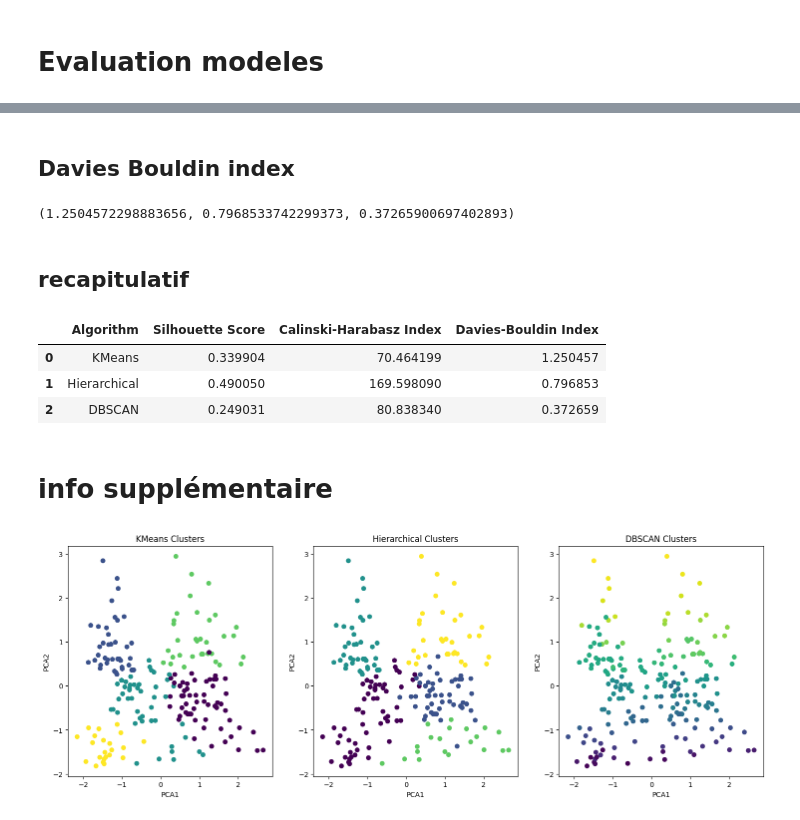
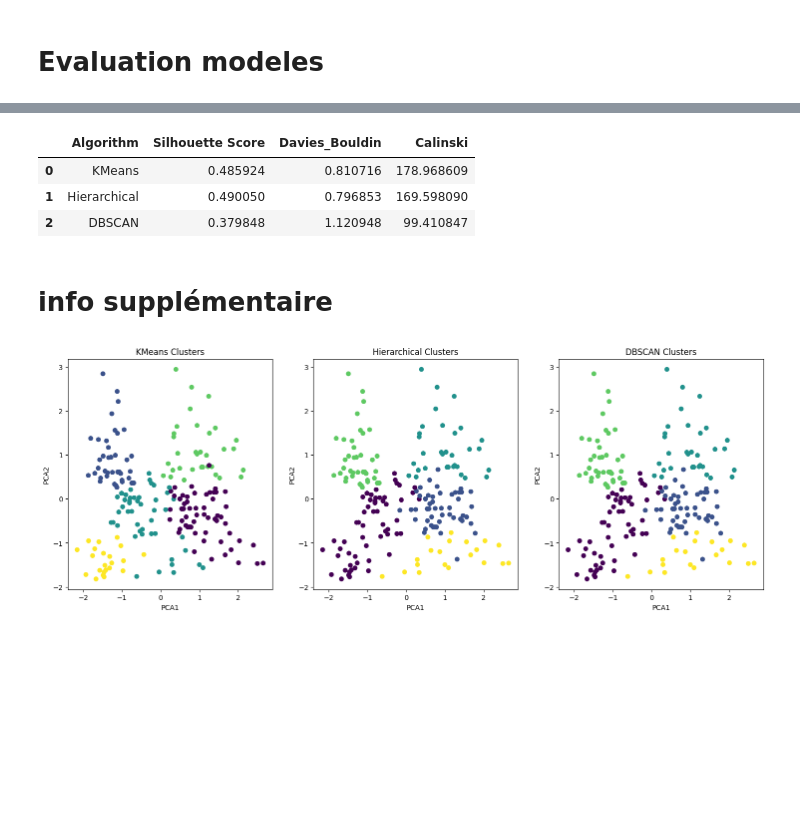
Before and after one commit to adibk/customer_analysis, a Jupyter notebook: shopping_mall/jupyter_Mall.ipynb, the cells around one changed output, grey strips where cells are left out. Saved outputs shown, nothing was run; the diff lists cells and outputs as text; code cells hidden in the pictures; blank space fills up the shorter version.

```diff
--- a/shopping_mall/jupyter_Mall.ipynb
+++ b/shopping_mall/jupyter_Mall.ipynb
@@ -197,5 +169,4 @@ kmeans.fit(scaled_df)
 # %% [output]
 KMeans(n_clusters=5, n_init=10, random_state=42)
 # %%
-df['Cluster'] = kmeans.labels_
-df
+scaled_df['Cluster'] = kmeans.labels_
@@ -345,7 +268,7 @@ plt.show()
 [figure]
 # %% [markdown]
 ## model
-# %%
-hierarchical_clustering = AgglomerativeClustering(n_clusters=5)
-cluster_labels = hierarchical_clustering.fit_predict(scaled_df)
-scaled_df['Cluster'] = cluster_labels
+# %%
+hierarchical_clustering = AgglomerativeClustering(n_clusters=5)
+cluster_labels = hierarchical_clustering.fit_predict(scaled_df.iloc[:, :-1])
+scaled_df['Agg_Cluster'] = cluster_labels
@@ -520,0 +438,5 @@ df.head()
+# %%
+dbscan_best = DBSCAN(eps=best_params[0], min_samples=best_params[1])
+final_labels = dbscan_best.fit_predict(scaled_df.drop(scaled_df.columns[-2], axis=1))
+
+scaled_df['DBSCAN_Cluster'] = cluster_labels
@@ -543,56 +460,44 @@ kmeans_ch_score, hierarchical_ch_score, dbscan_ch_score
-# %% [markdown]
-## Davies Bouldin index
-# %%
-kmeans_db_score = davies_bouldin_score(scaled_df, df['Cluster'])
-hierarchical_db_score = davies_bouldin_score(scaled_df, df['Agg_Cluster'])
-dbscan_db_score = davies_bouldin_score(scaled_df, df['DBSCAN_Cluster'])
-
-kmeans_db_score, hierarchical_db_score, dbscan_db_score
-# %% [output]
-(1.2504572298883656, 0.7968533742299373, 0.37265900697402893)
-# %% [markdown]
-## recapitulatif
 # %%
 evaluation_metrics = {
     'Algorithm': ['KMeans', 'Hierarchical', 'DBSCAN'],
-    'Silhouette Score': [kmeans_silhouette, hierarchical_silhouette, dbscan_silhouette],
-    'Calinski-Harabasz Index': [kmeans_ch_score, hierarchical_ch_score, dbscan_ch_score],
-    'Davies-Bouldin Index': [kmeans_db_score, hierarchical_db_score, dbscan_db_score]
+    'Silhouette Score': [silhouette_K, silhouette_H, silhouette_D],
+    'Davies_Bouldin' : [davies_bouldin_K, davies_bouldin_H, davies_bouldin_D],
+    'Calinski' : [calinski_harabasz_K, calinski_harabasz_H, calinski_harabasz_D]
 }
 
 evaluation_df = pd.DataFrame(evaluation_metrics)
 evaluation_df
 # %% [output]
-|  | Algorithm | Silhouette Score | Calinski-Harabasz Index | Davies-Bouldin Index |
-| 0 | KMeans | 0.339904 | 70.464199 | 1.250457 |
-| 1 | Hierarchical | 0.490050 | 169.598090 | 0.796853 |
-| 2 | DBSCAN | 0.249031 | 80.838340 | 0.372659 |
+|  | Algorithm | Silhouette Score | Davies_Bouldin | Calinski |
+| 0 | KMeans | 0.485924 | 0.810716 | 178.968609 |
+| 1 | Hierarchical | 0.490050 | 0.796853 | 169.598090 |
+| 2 | DBSCAN | 0.379848 | 1.120948 | 99.410847 |
 # %% [markdown]
 # info supplémentaire
 # %%
 pca = PCA(n_components=2)
 pca_components = pca.fit_transform(scaled_features)
 
 scaled_df['PCA1'] = pca_components[:, 0]
 scaled_df['PCA2'] = pca_components[:, 1]
 
 fig, axs = plt.subplots(1, 3, figsize=(18, 6))
 
-axs[0].scatter(scaled_df['PCA1'], scaled_df['PCA2'], c=df['Cluster'], cmap='viridis')
+axs[0].scatter(scaled_df['PCA1'], scaled_df['PCA2'], c=scaled_df['Cluster'], cmap='viridis')
 axs[0].set_title('KMeans Clusters')
 axs[0].set_xlabel('PCA1')
 axs[0].set_ylabel('PCA2')
 
-axs[1].scatter(scaled_df['PCA1'], scaled_df['PCA2'], c=df['Agg_Cluster'], cmap='viridis')
+axs[1].scatter(scaled_df['PCA1'], scaled_df['PCA2'], c=scaled_df['Agg_Cluster'], cmap='viridis')
 axs[1].set_title('Hierarchical Clusters')
 axs[1].set_xlabel('PCA1')
 axs[1].set_ylabel('PCA2')
 
-axs[2].scatter(scaled_df['PCA1'], scaled_df['PCA2'], c=df['DBSCAN_Cluster'], cmap='viridis')
+axs[2].scatter(scaled_df['PCA1'], scaled_df['PCA2'], c=scaled_df['DBSCAN_Cluster'], cmap='viridis')
 axs[2].set_title('DBSCAN Clusters')
 axs[2].set_xlabel('PCA1')
 axs[2].set_ylabel('PCA2')
 
 plt.show()
 # %% [output]
-[figure, old version]
+[figure, new version]
```
Also changed, not shown: parts of 40 cells of this notebook.
